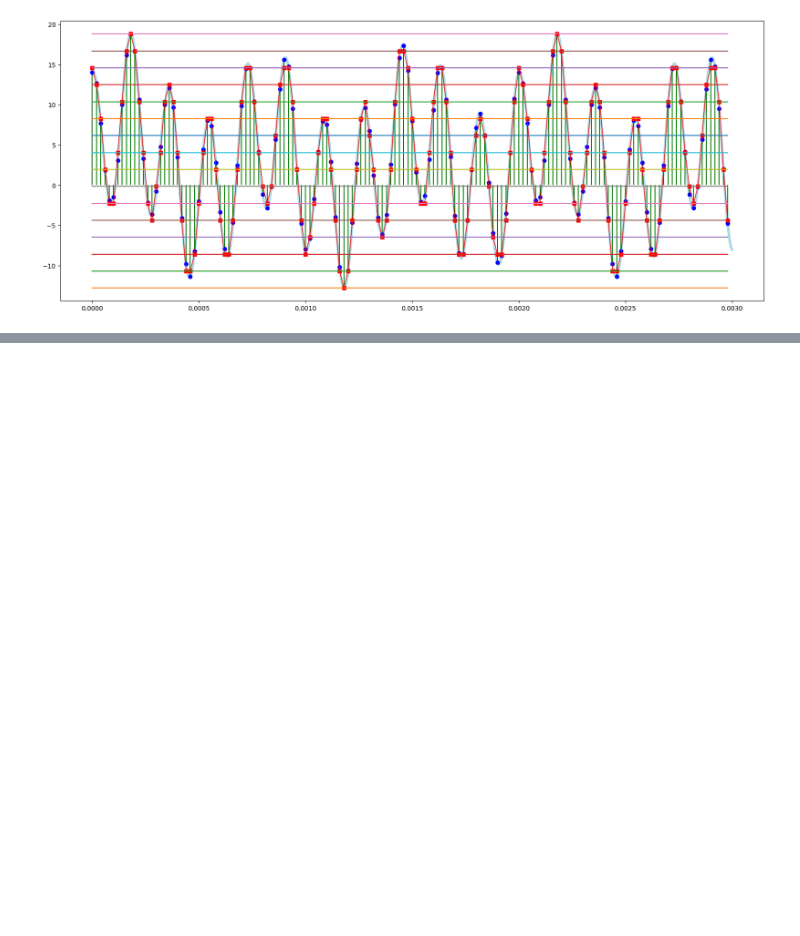
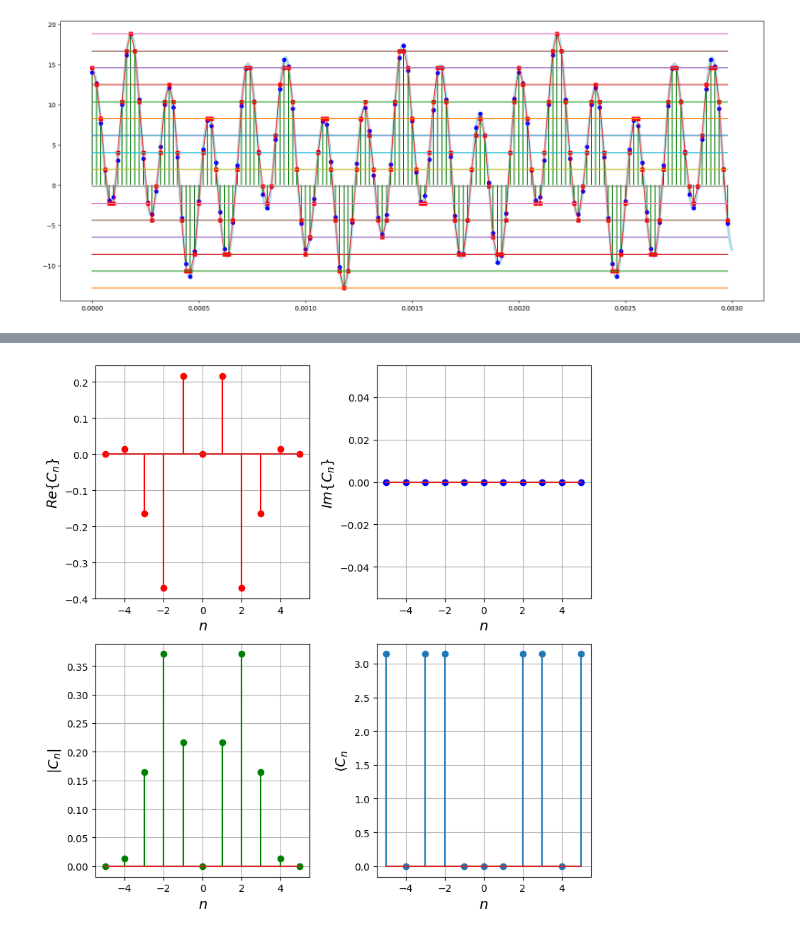
Before and after one commit to EverHernandez01/Senales_y-_Sistemas_2025_S2, a Jupyter notebook: Parcial_1/Codigo.ipynb, the cells around one changed output, grey strips where cells are left out. Cells and saved outputs as stored; diff of their text form; code cells hidden in the pictures; blank space fills up the shorter version.

```diff
--- a/Parcial_1/Codigo.ipynb
+++ b/Parcial_1/Codigo.ipynb
@@ -175,0 +199,60 @@ $$c_n = \frac{1}{(t_f - t_i) (jn\omega_0)^2} \int_{t_i}^{t_f} x''(t) e^{-j n \om
+# %%
+N = 5 #numero armonicos
+wo = 2*np.pi/T # frecuencia fundamental
+
+# definir bases
+Nm = len(t)
+phin = np.zeros((Nm,2*N+1),dtype=np.complex128)   #crear matriz para guardar bases
+m1 = A/(d2-d1)
+m2 = A/d1
+for n in range(-N,N+1,1):
+    phin[:,n+N] = np.exp(1j*n*wo*t)               #base de fourier en el intervalo de interés
+
+'''calcular espectro'''
+cn = np.zeros(2*N+1,dtype=np.complex128)
+nv = np.linspace(-N, N, 2*N+1) #vector num armónicos
+Cn = np.zeros(2*N+1,dtype=np.complex128)          # ← Cn ahora sí será vector
+
+# Calcular cada coeficiente Cn
+for i, n in enumerate(nv):
+    if n == 0:
+        Cn[i] = 0
+    else:
+        Cn[i] = (-1 / (T * n**2 * wo**2)) * (
+            (2 * m1 * np.cos(d2 * n * wo))
+            - (2 * (m1 + m2) * np.cos(d1 * n * wo))
+            + (2 * m2)
+        )
+#graficar espectro
+fig = plt.figure(figsize=(8,8))
+plt.subplot(2,2,1)
+plt.stem(nv, np.real(Cn), 'r')
+plt.xlabel(r'$n$',fontsize = 14)
+plt.ylabel(r'$Re\{C_n\}$',fontsize = 14)
+plt.axis('tight')
+plt.grid()
+
+plt.subplot(2,2,2)
+plt.stem(nv, np.imag(Cn), 'b')
+plt.xlabel(r'$n$',fontsize = 14)
+plt.ylabel(r'$Im\{C_n\}$',fontsize = 14)
+plt.axis('tight')
+plt.grid()
+
+plt.subplot(2,2,3)
+plt.stem(nv, abs(Cn), 'g') # magnitud del espectro
+plt.xlabel(r'$n$',fontsize = 14)
+plt.ylabel(r'$|C_n|$',fontsize = 14)
+plt.axis('tight')
+plt.grid()
+
+plt.subplot(2,2,4)
+plt.stem(nv, np.angle(Cn), 'h') # fase del espectro
+plt.xlabel(r'$n$',fontsize = 14)
+plt.ylabel(r'$\langle C_n$',fontsize = 14)
+plt.axis('tight')
+plt.grid()
+
+fig.tight_layout()
+# %% [output]
+[figure, added]
```
Also changed, not shown: parts of 5 cells of this notebook.
